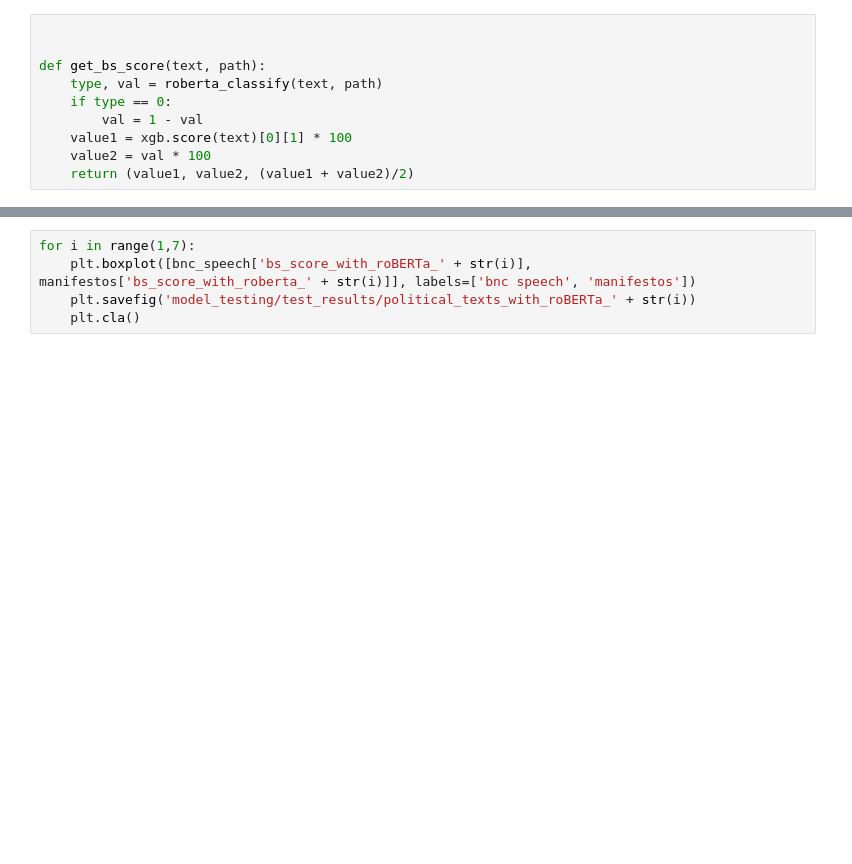
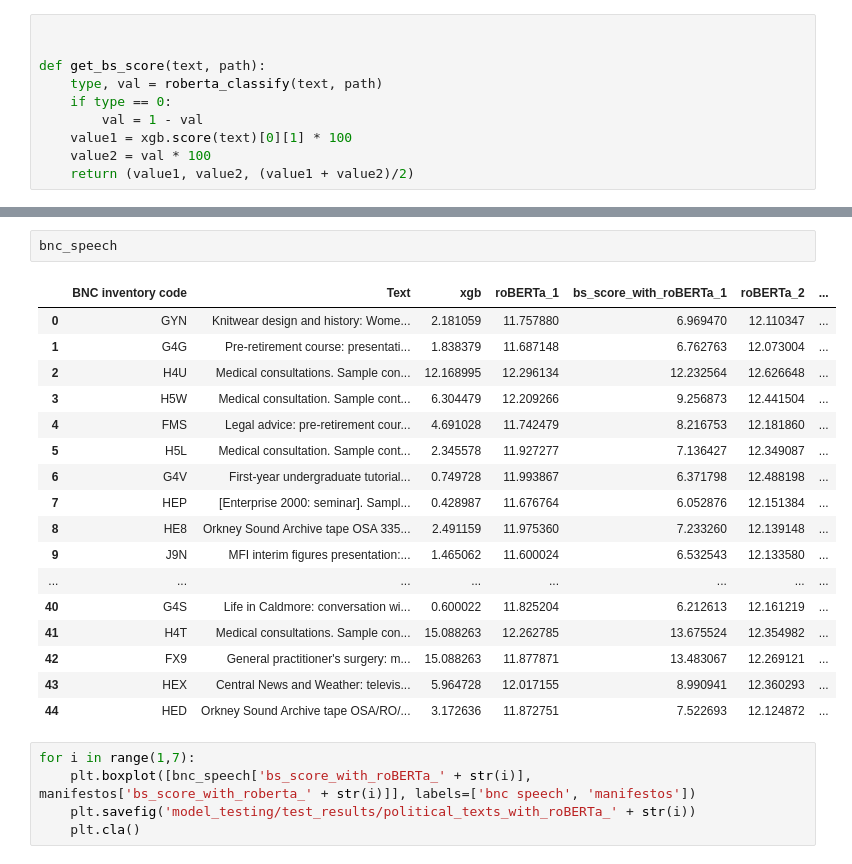
Before and after one commit to The-H4CKER/bs-meter, a Jupyter notebook: model_testing/political_text_test.ipynb, the cells around one changed output, grey strips where cells are left out. Saved outputs shown, nothing was run; the diff lists cells and outputs as text; blank space fills up the shorter version.

```diff
--- a/model_testing/political_text_test.ipynb
+++ b/model_testing/political_text_test.ipynb
@@ -68,3 +48,23 @@ manifestos
+# %%
+bnc_speech
+# %% [output]
+|  | BNC inventory code | Text | xgb | roBERTa_1 | bs_score_with_roBERTa_1 | roBERTa_2 | ... |
+| 0 | GYN | Knitwear design and history: Wome... | 2.181059 | 11.757880 | 6.969470 | 12.110347 | ... |
+| 1 | G4G | Pre-retirement course: presentati... | 1.838379 | 11.687148 | 6.762763 | 12.073004 | ... |
+| 2 | H4U | Medical consultations. Sample con... | 12.168995 | 12.296134 | 12.232564 | 12.626648 | ... |
+| 3 | H5W | Medical consultation. Sample cont... | 6.304479 | 12.209266 | 9.256873 | 12.441504 | ... |
+| 4 | FMS | Legal advice: pre-retirement cour... | 4.691028 | 11.742479 | 8.216753 | 12.181860 | ... |
+| 5 | H5L | Medical consultation. Sample cont... | 2.345578 | 11.927277 | 7.136427 | 12.349087 | ... |
+| 6 | G4V | First-year undergraduate tutorial... | 0.749728 | 11.993867 | 6.371798 | 12.488198 | ... |
+| 7 | HEP | [Enterprise 2000: seminar]. Sampl... | 0.428987 | 11.676764 | 6.052876 | 12.151384 | ... |
+| 8 | HE8 | Orkney Sound Archive tape OSA 335... | 2.491159 | 11.975360 | 7.233260 | 12.139148 | ... |
+| 9 | J9N | MFI interim figures presentation:... | 1.465062 | 11.600024 | 6.532543 | 12.133580 | ... |
+| ... | ... | ... | ... | ... | ... | ... | ... |
+| 40 | G4S | Life in Caldmore: conversation wi... | 0.600022 | 11.825204 | 6.212613 | 12.161219 | ... |
+| 41 | H4T | Medical consultations. Sample con... | 15.088263 | 12.262785 | 13.675524 | 12.354982 | ... |
+| 42 | FX9 | General practitioner's surgery: m... | 15.088263 | 11.877871 | 13.483067 | 12.269121 | ... |
+| 43 | HEX | Central News and Weather: televis... | 5.964728 | 12.017155 | 8.990941 | 12.360293 | ... |
+| 44 | HED | Orkney Sound Archive tape OSA/RO/... | 3.172636 | 11.872751 | 7.522693 | 12.124872 | ... |
 # %%
 for i in range(1,7):
     plt.boxplot([bnc_speech['bs_score_with_roBERTa_' + str(i)], manifestos['bs_score_with_roberta_' + str(i)]], labels=['bnc speech', 'manifestos'])
```
Also changed, not shown: parts of 4 cells of this notebook, 3 other files.
